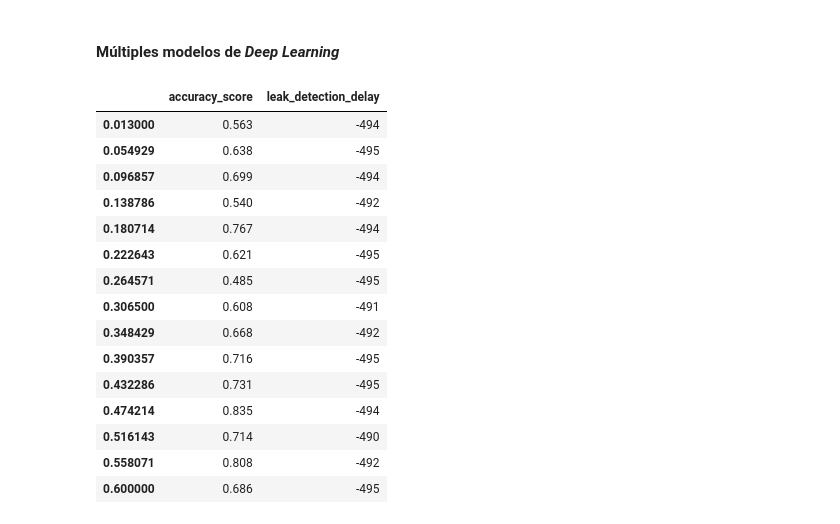
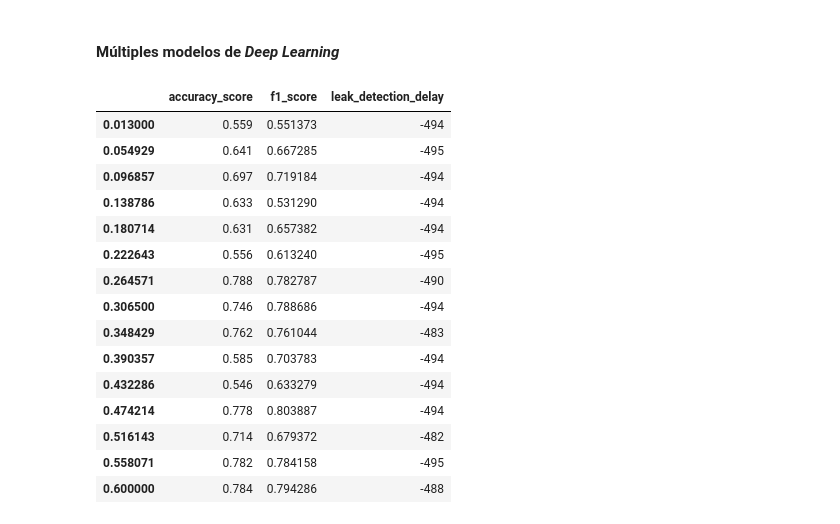
Before and after one commit to alu0101351773/TFM, a Jupyter notebook: src/project/main.ipynb, the cells around one changed output. Cells and saved outputs as stored; diff of their text form; code cells hidden in the pictures.

```diff
--- a/src/project/main.ipynb
+++ b/src/project/main.ipynb
@@ -831,14 +819,14 @@ for case in data_dict:
     y_pred = (model.predict(X_test, verbose=0) > 0.5).astype(int)
 
     test_accuracy = accuracy_score(y_test, y_pred)
+    test_leak_delay = leak_detection_delay(y_test, y_pred)
+    test_f1 = f1_score(y_test, y_pred)
 
-    test_leak_delay = leak_detection_delay(y_test, y_pred)
-
-    result_dict[leak_value] = (test_accuracy, test_leak_delay)
+    result_dict[leak_value] = (test_accuracy, test_f1, test_leak_delay)
 
 display(pd.DataFrame.from_dict(
     data = result_dict,
     orient = 'index',
-    columns = ['accuracy_score', 'leak_detection_delay']
+    columns = ['accuracy_score', 'f1_score', 'leak_detection_delay']
 ))
 # %% [output]
@@ -875,51 +863,50 @@ for case in data_dict:
     model.compile(
         optimizer=tf.keras.optimizers.Adam(learning_rate=0.001),
         loss='binary_crossentropy',
         metrics=['accuracy']
     )
 
     history = model.fit(
         x = X_train,
         y = y_train,
         epochs = 50,
         batch_size = 8192,
         verbose = 0
     )
 
     leak_value = data_dict[case]['leak_value']
 
     X_test = data_dict[case]['test_dataframe'].drop(columns='Fugando combustible')
     y_test = data_dict[case]['test_dataframe']['Fugando combustible']
 
     y_pred = (model.predict(X_test, verbose=0) > 0.5).astype(int)
 
     test_accuracy = accuracy_score(y_test, y_pred)
+    test_leak_delay = leak_detection_delay(y_test, y_pred)
+    test_f1 = f1_score(y_test, y_pred)
 
-    test_leak_delay = leak_detection_delay(y_test, y_pred)
-
-    result_dict[leak_value] = (test_accuracy, test_leak_delay)
-
+    result_dict[leak_value] = (test_accuracy, test_f1, test_leak_delay)
     # model.save(f'../../pkl/models/{case}.keras')
 
 display(pd.DataFrame.from_dict(
     data = result_dict,
     orient = 'index',
-    columns = ['accuracy_score', 'leak_detection_delay']
+    columns = ['accuracy_score', 'f1_score', 'leak_detection_delay']
 ))
 # %% [output]
-|  | accuracy_score | leak_detection_delay |
-| 0.013000 | 0.563 | -494 |
-| 0.054929 | 0.638 | -495 |
-| 0.096857 | 0.699 | -494 |
-| 0.138786 | 0.540 | -492 |
-| 0.180714 | 0.767 | -494 |
-| 0.222643 | 0.621 | -495 |
-| 0.264571 | 0.485 | -495 |
-| 0.306500 | 0.608 | -491 |
-| 0.348429 | 0.668 | -492 |
-| 0.390357 | 0.716 | -495 |
-| 0.432286 | 0.731 | -495 |
-| 0.474214 | 0.835 | -494 |
-| 0.516143 | 0.714 | -490 |
-| 0.558071 | 0.808 | -492 |
-| 0.600000 | 0.686 | -495 |
+|  | accuracy_score | f1_score | leak_detection_delay |
+| 0.013000 | 0.559 | 0.551373 | -494 |
+| 0.054929 | 0.641 | 0.667285 | -495 |
+| 0.096857 | 0.697 | 0.719184 | -494 |
+| 0.138786 | 0.633 | 0.531290 | -494 |
+| 0.180714 | 0.631 | 0.657382 | -494 |
+| 0.222643 | 0.556 | 0.613240 | -495 |
+| 0.264571 | 0.788 | 0.782787 | -490 |
+| 0.306500 | 0.746 | 0.788686 | -494 |
+| 0.348429 | 0.762 | 0.761044 | -483 |
+| 0.390357 | 0.585 | 0.703783 | -494 |
+| 0.432286 | 0.546 | 0.633279 | -494 |
+| 0.474214 | 0.778 | 0.803887 | -494 |
+| 0.516143 | 0.714 | 0.679372 | -482 |
+| 0.558071 | 0.782 | 0.784158 | -495 |
+| 0.600000 | 0.784 | 0.794286 | -488 |
```
Also changed, not shown: parts of 13 cells of this notebook.
